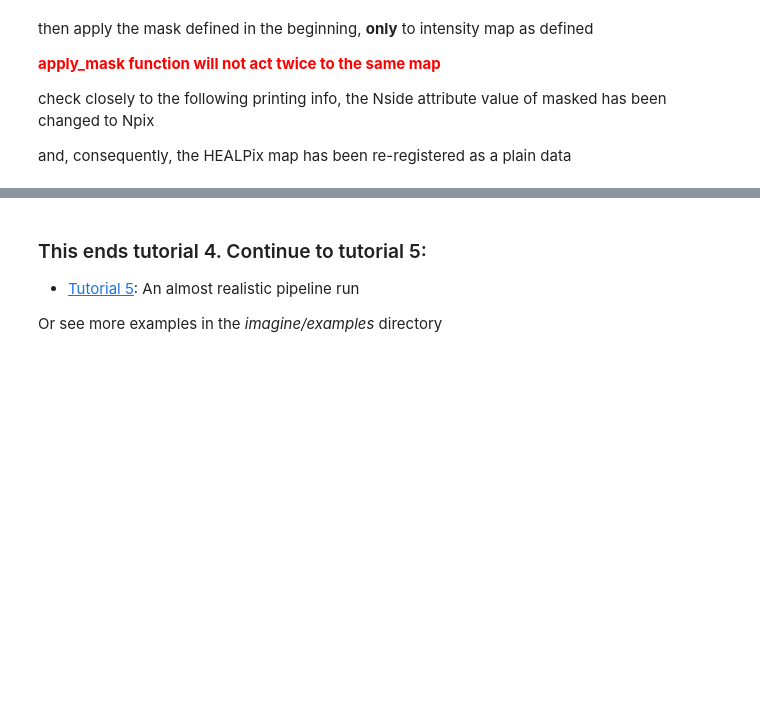
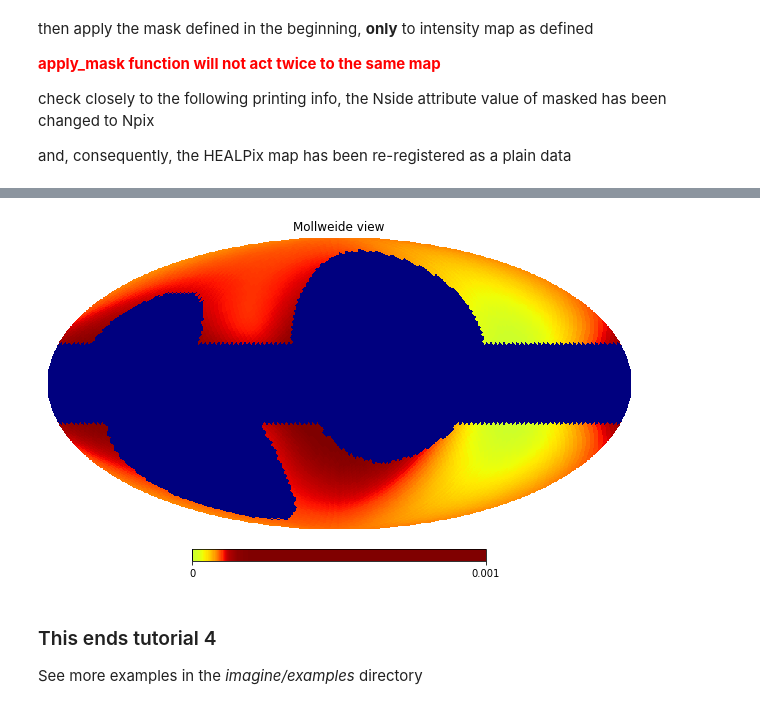
Before and after one commit to IMAGINE-Consortium/imagine, a Jupyter notebook: tutorials/tutorial_four.ipynb, the cells around one changed output, grey strips where cells are left out. Cells and saved outputs as stored; diff of their text form; code cells hidden in the pictures; blank space fills up the shorter version.

```diff
--- a/tutorials/tutorial_four.ipynb
+++ b/tutorials/tutorial_four.ipynb
@@ -155,6 +164,13 @@ dict_keys([('fd', 'nan', '16', 'nan'), ('dm', 'nan', '8', 'nan'), ('sync', '23',
+# %%
+# push fields to simulator
+simer.register_fields([breg_wmap, cre_ana, fereg_ymw16])
+maps = simer([breg_wmap, cre_ana, fereg_ymw16])
+
+unmasked = maps[('sync','23','32','I')].data
+hp.mollview(unmasked[0], norm='hist', cmap='jet', min=0, max=1.0e-3)
+# %% [output]
+[figure, added]
 # %% [markdown]
-### This ends tutorial 4. Continue to tutorial 5:
+### This ends tutorial 4
 
-* [Tutorial 5](tutorial_five.ipynb):  An almost realistic pipeline run
-
-Or see more examples in the *imagine/examples* directory
+See more examples in the *imagine/examples* directory
```
Also changed, not shown: parts of 6 cells of this notebook, 6 other files.
